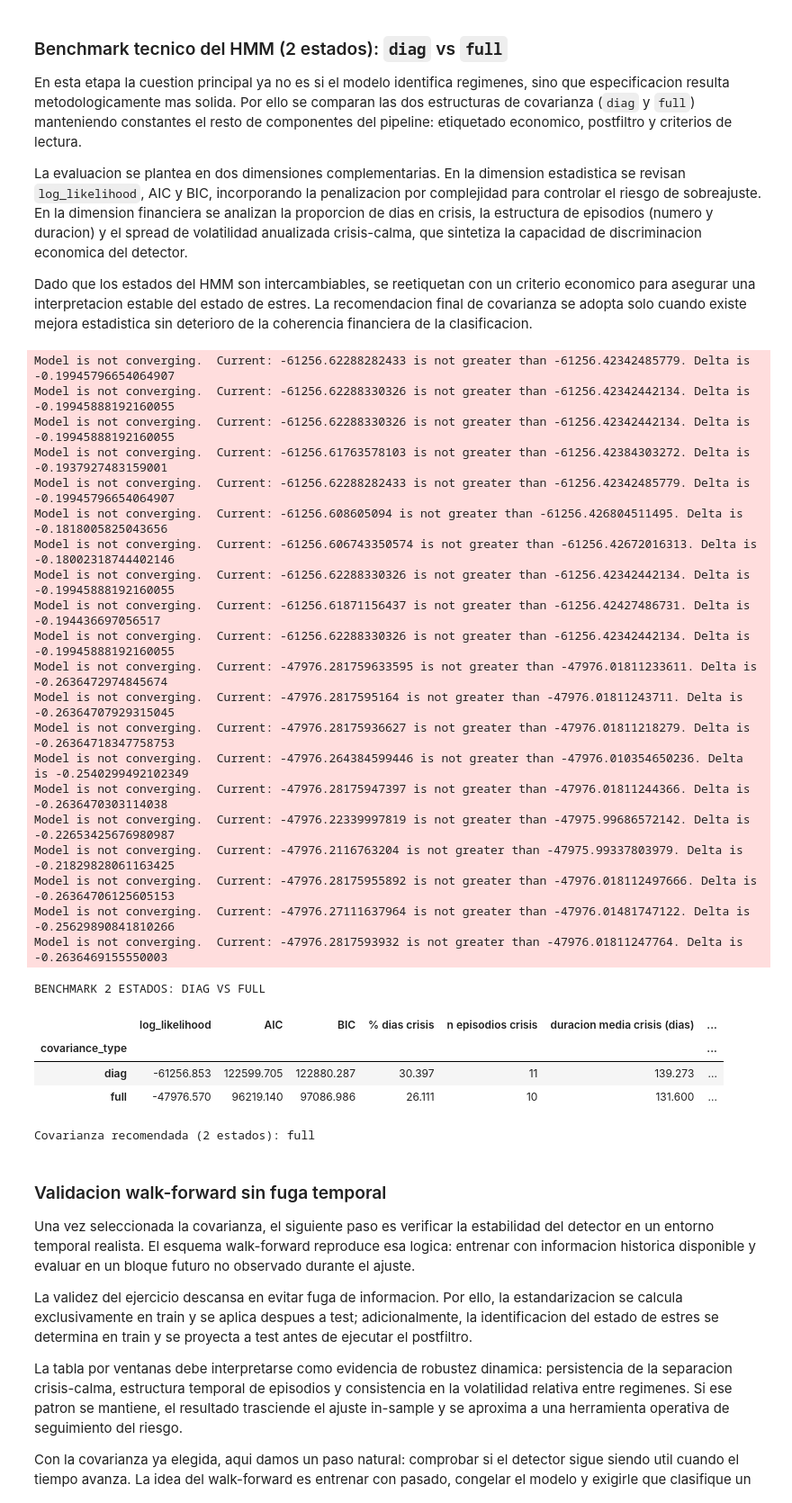
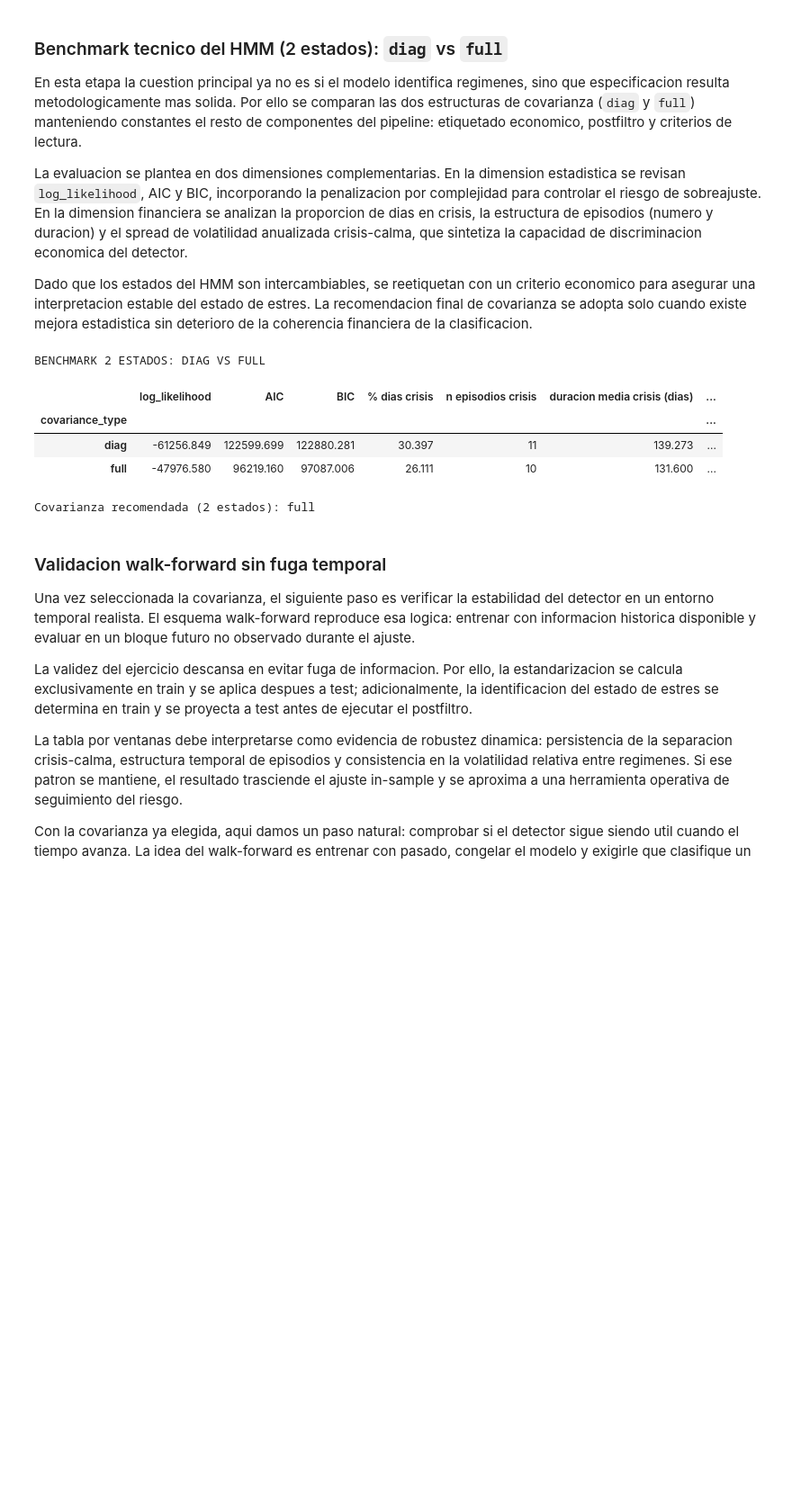
Before and after one commit to ALBERELVIS/Practica_Gesti-n_Riesgos, a Jupyter notebook: Practica_Riesgos_Final.ipynb, the cells around one changed output. Shown at 90% size. Cells and saved outputs as stored; diff of their text form; code cells hidden in the pictures; blank space fills up the shorter version.

```diff
--- a/Practica_Riesgos_Final.ipynb
+++ b/Practica_Riesgos_Final.ipynb
@@ -625,6 +625,10 @@ Con esta construccion, el estado de crisis se interpreta como deterioro simultan
 # %%
 # Estandarizar features antes de ajustar el HMM
 # Se usa z-score para que ninguna variable domine por escala.
+import contextlib
+import io
+import logging
+
 def zscore_df(df: pd.DataFrame) -> pd.DataFrame:
     work = df.replace([np.inf, -np.inf], np.nan).copy()
 
@@ -666,7 +670,16 @@ def fit_base_hmm(X: np.ndarray, seed: int = SEED, covariance_type: str = "diag")
         tol=1e-4,
         min_covar=1e-4,
     )
-    m.fit(X)
+
+    hmm_logger = logging.getLogger("hmmlearn")
+    prev_level = hmm_logger.level
+    try:
+        hmm_logger.setLevel(logging.ERROR)
+        with contextlib.redirect_stdout(io.StringIO()), contextlib.redirect_stderr(io.StringIO()):
+            m.fit(X)
+    finally:
+        hmm_logger.setLevel(prev_level)
+
     return m, float(m.score(X))
 
 
@@ -715,7 +728,15 @@ def fit_sticky_hmm(
         m.startprob_ = start0.copy()
         m.transmat_ = trans0.copy()
 
-        m.fit(X)
+        hmm_logger = logging.getLogger("hmmlearn")
+        prev_level = hmm_logger.level
+        try:
+            hmm_logger.setLevel(logging.ERROR)
+            with contextlib.redirect_stdout(io.StringIO()), contextlib.redirect_stderr(io.StringIO()):
+                m.fit(X)
+        finally:
+            hmm_logger.setLevel(prev_level)
+
         ll = float(m.score(X))
         if ll > best["ll"]:
             best = {"ll": ll, "model": m}
@@ -1126,13 +1137,30 @@ def hmm_param_count(n_features: int, covariance_type: str, n_components: int = 2
     return int(startprob_params + transmat_params + mean_params + cov_params)
 
 
+import contextlib
+import io
+import logging
+
+
+def fit_sticky_hmm_silent(*args, **kwargs):
+    # Silencia avisos de no convergencia para limpiar la salida del notebook.
+    hmm_logger = logging.getLogger("hmmlearn")
+    prev_level = hmm_logger.level
+    try:
+        hmm_logger.setLevel(logging.ERROR)
+        with contextlib.redirect_stdout(io.StringIO()), contextlib.redirect_stderr(io.StringIO()):
+            return fit_sticky_hmm(*args, **kwargs)
+    finally:
+        hmm_logger.setLevel(prev_level)
+
+
 returns_bench = returns.loc[hmm_features.index].copy()
 benchmark_rows = []
 benchmark_states = {}
 benchmark_p_stress = {}
 
 for cov_type in ["diag", "full"]:
-    cov_model, cov_ll = fit_sticky_hmm(X, covariance_type=cov_type)
+    cov_model, cov_ll = fit_sticky_hmm_silent(X, covariance_type=cov_type)
 
     cov_raw_states = cov_model.predict(X)
     cov_p_states = cov_model.predict_proba(X)
@@ -1175,59 +1203,39 @@ for cov_type in ["diag", "full"]:
     bic = np.log(n_obs) * n_params - 2 * cov_ll
 
     benchmark_rows.append(
         {
             "covariance_type": cov_type,
             "log_likelihood": cov_ll,
             "AIC": aic,
             "BIC": bic,
             "% dias crisis": float(mask_crisis.mean() * 100),
             "n episodios crisis": int((runs_cov["state"] == 1).sum()),
             "duracion media crisis (dias)": float(crisis_runs_cov.mean()) if len(crisis_runs_cov) else np.nan,
             "vol crisis anualizada (%)": vol_crisis,
             "vol calma anualizada (%)": vol_calma,
             "spread vol crisis-calma": float(vol_crisis - vol_calma) if (np.isfinite(vol_crisis) and np.isfinite(vol_calma)) else np.nan,
         }
     )
 
 benchmark_table = pd.DataFrame(benchmark_rows).set_index("covariance_type").round(3)
 
 recommended_covariance = "diag"
 if (
     benchmark_table.loc["full", "BIC"] < benchmark_table.loc["diag", "BIC"]
     and benchmark_table.loc["full", "spread vol crisis-calma"] >= benchmark_table.loc["diag", "spread vol crisis-calma"]
 ):
     recommended_covariance = "full"
 
 print("BENCHMARK 2 ESTADOS: DIAG VS FULL")
 display(benchmark_table)
 print(f"Covarianza recomendada (2 estados): {recommended_covariance}")
 # %% [output]
-Model is not converging.  Current: -61256.62288282433 is not greater than -61256.42342485779. Delta is -0.19945796654064907
-Model is not converging.  Current: -61256.62288330326 is not greater than -61256.42342442134. Delta is -0.19945888192160055
-Model is not converging.  Current: -61256.62288330326 is not greater than -61256.42342442134. Delta is -0.19945888192160055
-Model is not converging.  Current: -61256.61763578103 is not greater than -61256.42384303272. Delta is -0.1937927483159001
-Model is not converging.  Current: -61256.62288282433 is not greater than -61256.42342485779. Delta is -0.19945796654064907
-Model is not converging.  Current: -61256.608605094 is not greater than -61256.426804511495. Delta is -0.1818005825043656
-Model is not converging.  Current: -61256.606743350574 is not greater than -61256.42672016313. Delta is -0.18002318744402146
-Model is not converging.  Current: -61256.62288330326 is not greater than -61256.42342442134. Delta is -0.19945888192160055
-Model is not converging.  Current: -61256.61871156437 is not greater than -61256.42427486731. Delta is -0.194436697056517
-Model is not converging.  Current: -61256.62288330326 is not greater than -61256.42342442134. Delta is -0.19945888192160055
-Model is not converging.  Current: -47976.281759633595 is not greater than -47976.01811233611. Delta is -0.2636472974845674
-Model is not converging.  Current: -47976.2817595164 is not greater than -47976.01811243711. Delta is -0.26364707929315045
-Model is not converging.  Current: -47976.28175936627 is not greater than -47976.01811218279. Delta is -0.26364718347758753
-Model is not converging.  Current: -47976.264384599446 is not greater than -47976.010354650236. Delta is -0.2540299492102349
-Model is not converging.  Current: -47976.28175947397 is not greater than -47976.01811244366. Delta is -0.2636470303114038
-Model is not converging.  Current: -47976.22339997819 is not greater than -47975.99686572142. Delta is -0.22653425676980987
-Model is not converging.  Current: -47976.2116763204 is not greater than -47975.99337803979. Delta is -0.21829828061163425
-Model is not converging.  Current: -47976.28175955892 is not greater than -47976.018112497666. Delta is -0.26364706125605153
-Model is not converging.  Current: -47976.27111637964 is not greater than -47976.01481747122. Delta is -0.25629890841810266
-Model is not converging.  Current: -47976.2817593932 is not greater than -47976.01811247764. Delta is -0.2636469155550003
+BENCHMARK 2 ESTADOS: DIAG VS FULL
+|  | log_likelihood | AIC | BIC | % dias crisis | n episodios crisis | duracion media crisis (dias) | ... |
+| covariance_type |  |  |  |  |  |  | ... |
+| diag | -61256.849 | 122599.699 | 122880.281 | 30.397 | 11 | 139.273 | ... |
+| full | -47976.580 | 96219.160 | 97087.006 | 26.111 | 10 | 131.600 | ... |
-BENCHMARK 2 ESTADOS: DIAG VS FULL
+Covarianza recomendada (2 estados): full
-|  | log_likelihood | AIC | BIC | % dias crisis | n episodios crisis | duracion media crisis (dias) | ... |
-| covariance_type |  |  |  |  |  |  | ... |
-| diag | -61256.853 | 122599.705 | 122880.287 | 30.397 | 11 | 139.273 | ... |
-| full | -47976.570 | 96219.140 | 97086.986 | 26.111 | 10 | 131.600 | ... |
-Covarianza recomendada (2 estados): full
 # %% [markdown]
 ### Validacion walk-forward sin fuga temporal
 
```
Also changed, not shown: parts of 10 cells of this notebook.
